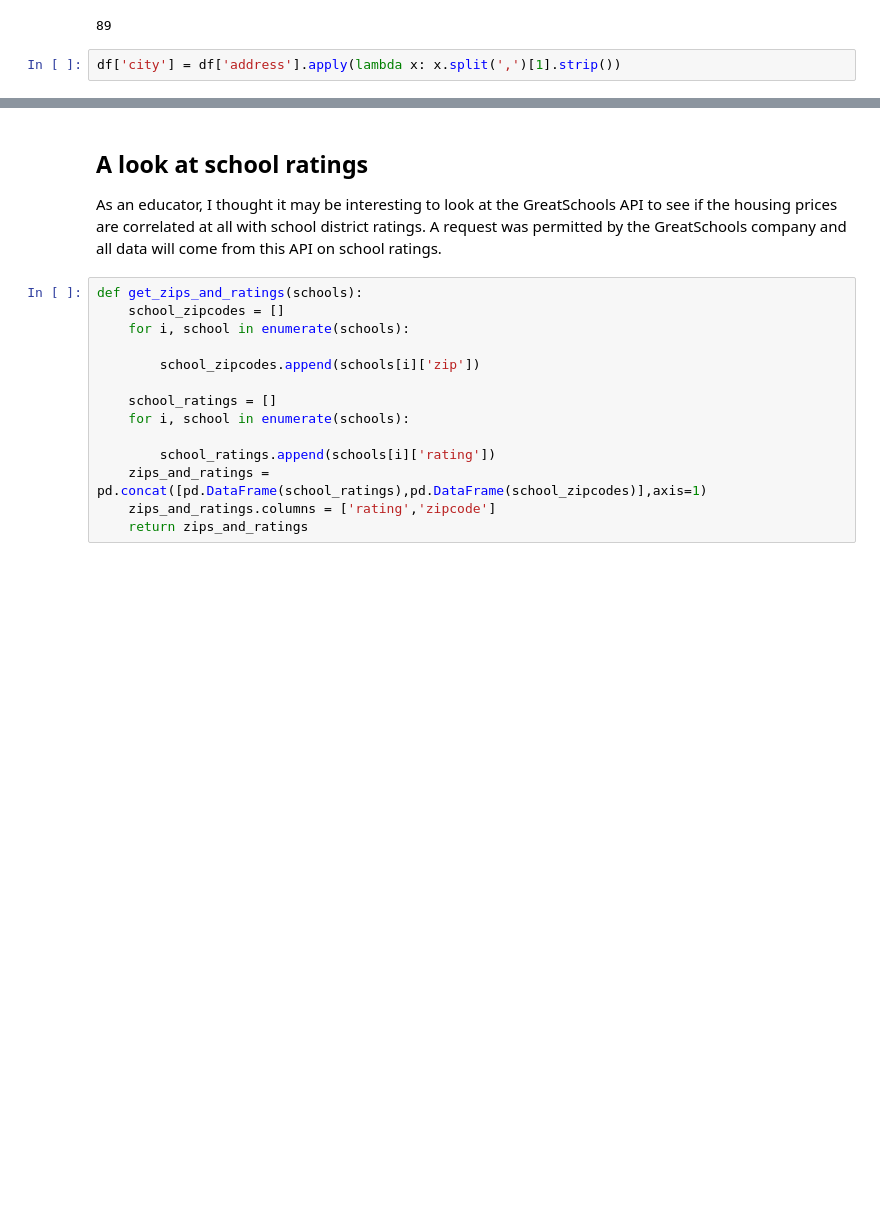
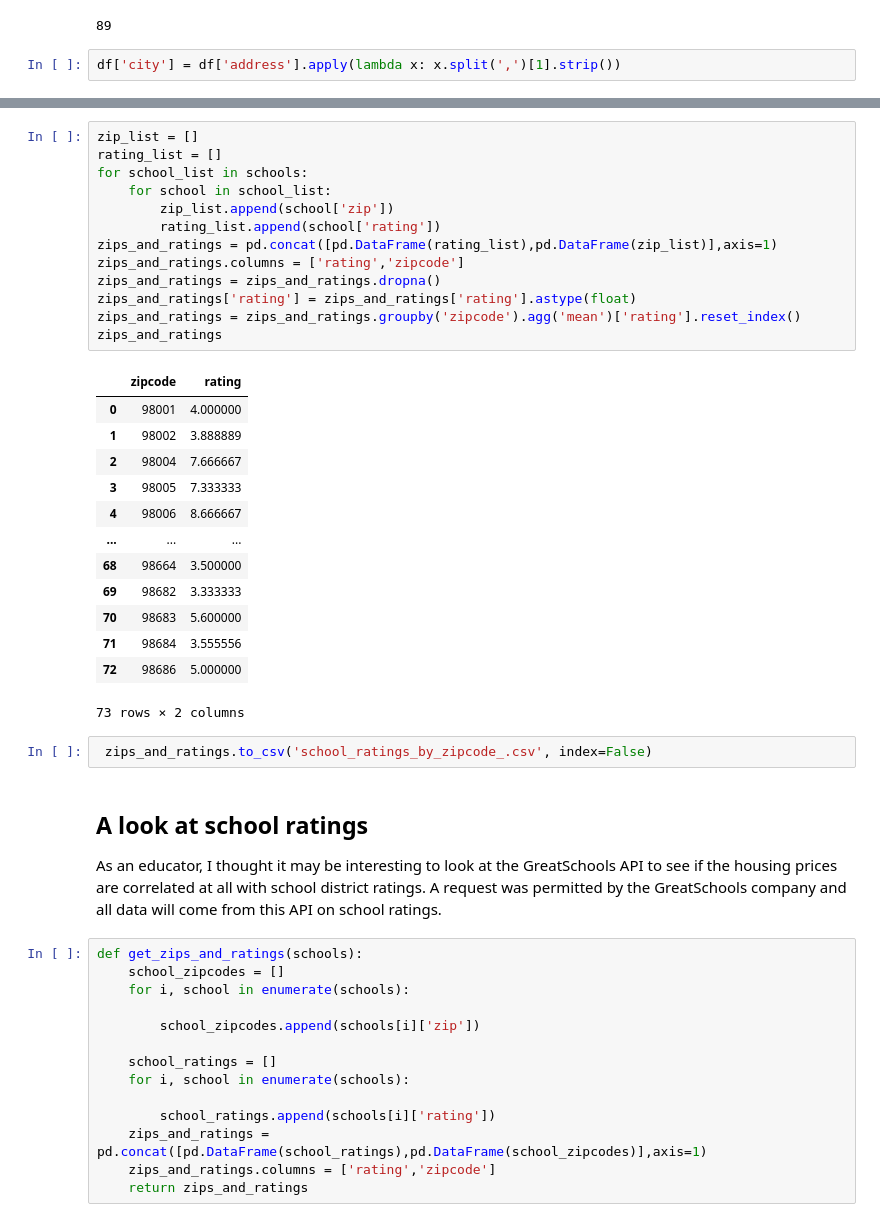
Before and after one commit to andrewkoji/Housing_Linear_Model_Project, a Jupyter notebook: notebooks/Final_Exploratory_Data_Analysis.ipynb, the cells around one changed output, grey strips where cells are left out. Cells and saved outputs as stored; diff of their text form; blank space fills up the shorter version.

```diff
--- a/notebooks/Final_Exploratory_Data_Analysis.ipynb
+++ b/notebooks/Final_Exploratory_Data_Analysis.ipynb
@@ -353,3 +372,32 @@ data.head(15)
+# %%
+zip_list = []
+rating_list = []
+for school_list in schools:
+    for school in school_list:
+        zip_list.append(school['zip'])
+        rating_list.append(school['rating'])
+zips_and_ratings = pd.concat([pd.DataFrame(rating_list),pd.DataFrame(zip_list)],axis=1)
+zips_and_ratings.columns = ['rating','zipcode']
+zips_and_ratings = zips_and_ratings.dropna()
+zips_and_ratings['rating'] = zips_and_ratings['rating'].astype(float)
+zips_and_ratings = zips_and_ratings.groupby('zipcode').agg('mean')['rating'].reset_index()
+zips_and_ratings
+# %% [output]
+|  | zipcode | rating |
+| 0 | 98001 | 4.000000 |
+| 1 | 98002 | 3.888889 |
+| 2 | 98004 | 7.666667 |
+| 3 | 98005 | 7.333333 |
+| 4 | 98006 | 8.666667 |
+| ... | ... | ... |
+| 68 | 98664 | 3.500000 |
+| 69 | 98682 | 3.333333 |
+| 70 | 98683 | 5.600000 |
+| 71 | 98684 | 3.555556 |
+| 72 | 98686 | 5.000000 |
+73 rows × 2 columns
+# %%
+ zips_and_ratings.to_csv('school_ratings_by_zipcode_.csv', index=False)
 # %% [markdown]
 ## A look at school ratings
 
```
Also changed, not shown: parts of 12 cells of this notebook, 2 other files.
